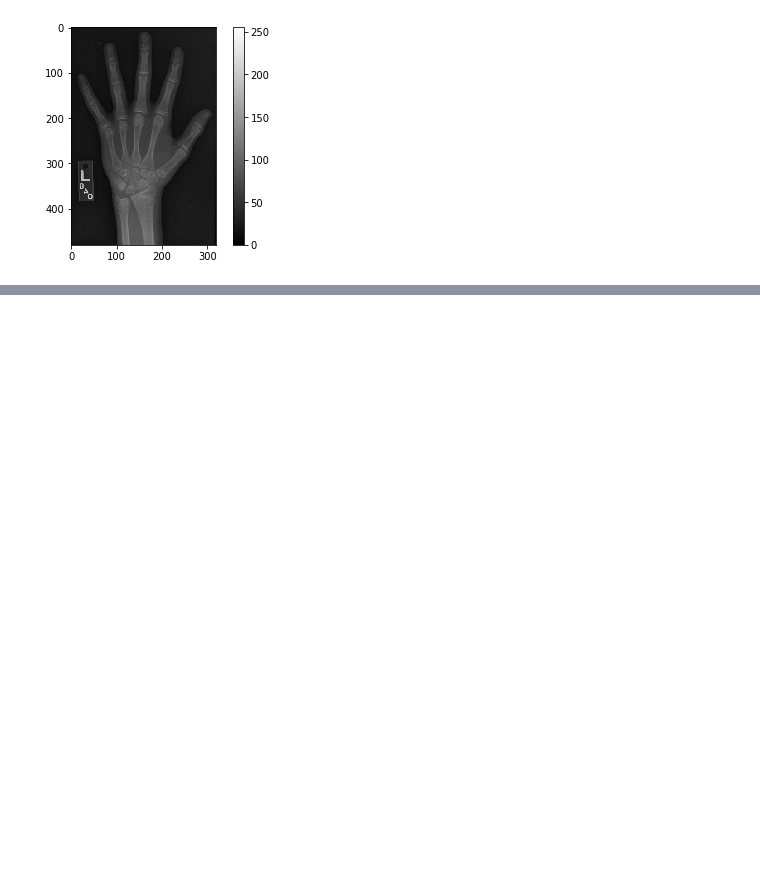
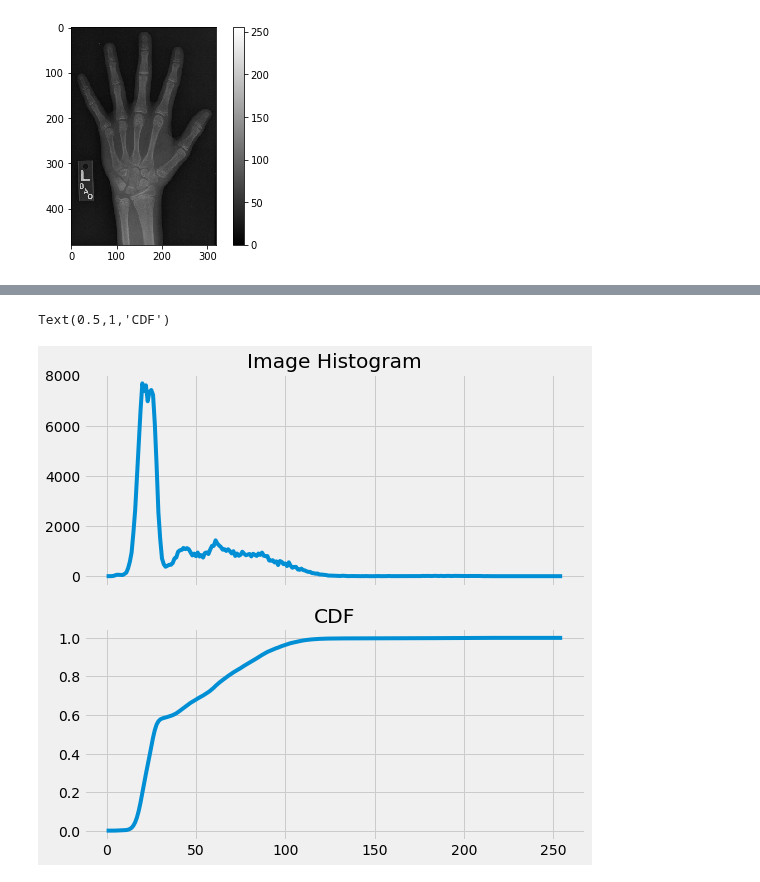
Before and after one commit to Venkat-Rajgopal/Medical-Image-Analysis, a Jupyter notebook: Masking and filtering.ipynb, the cells around one changed output, grey strips where cells are left out. Saved outputs shown, nothing was run; the diff lists cells and outputs as text; code cells hidden in the pictures; blank space fills up the shorter version.

Commit message:
image intensities

```diff
--- a/Masking and filtering.ipynb
+++ b/Masking and filtering.ipynb
@@ -11,6 +11,9 @@ import imageio
 import numpy as np
 import matplotlib.pyplot as plt
 import scipy.ndimage as ndi  #
+import matplotlib.style as style
+style.use('fivethirtyeight')
+
 
 im = imageio.imread('Data/hand.png')
 
@@ -31,0 +47,18 @@ plt.colorbar()
+# %%
+# Create a histogram, binned at each possible value
+
+# Generates a 256-bin histogram of image which covers the full range of np.uint8 values.
+hist = ndi.histogram(im, min=0, max=255, bins=256)
+
+# Create a cumulative distribution function
+cdf = hist.cumsum() / hist.sum()
+
+# Plot the histogram and CDF
+fig, ax = plt.subplots(2, 1, sharex=True, figsize=(8,8))
+ax[0].plot(hist, label='Histogram')
+ax[0].set_title('Image Histogram')
+ax[1].plot(cdf, label='CDF')
+ax[1].set_title('CDF')
+# %% [output]
+Text(0.5,1,'CDF')
+[figure, added]
```
Also changed, not shown: parts of 3 cells of this notebook.
